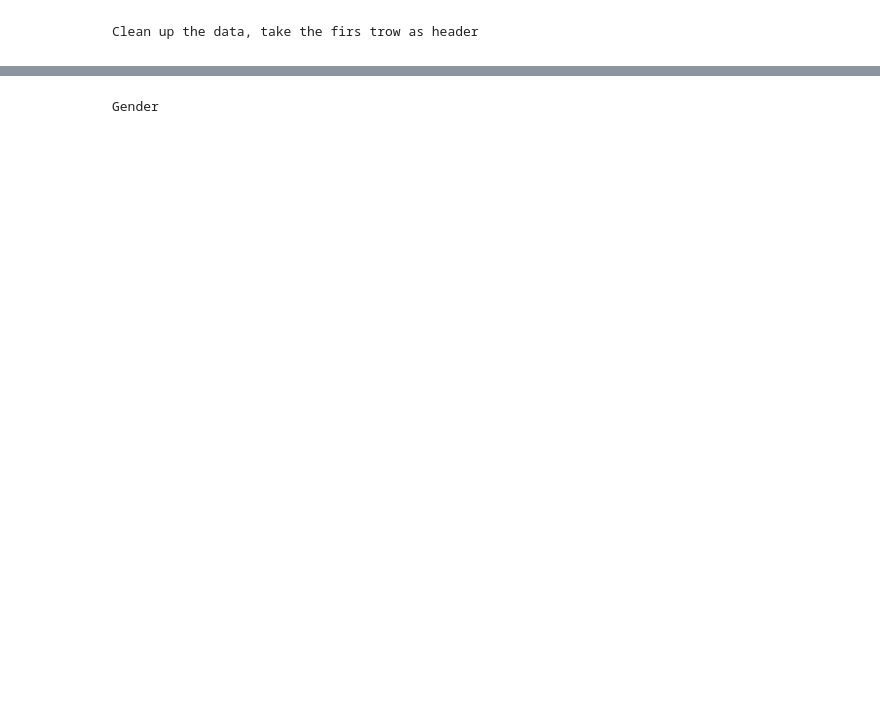
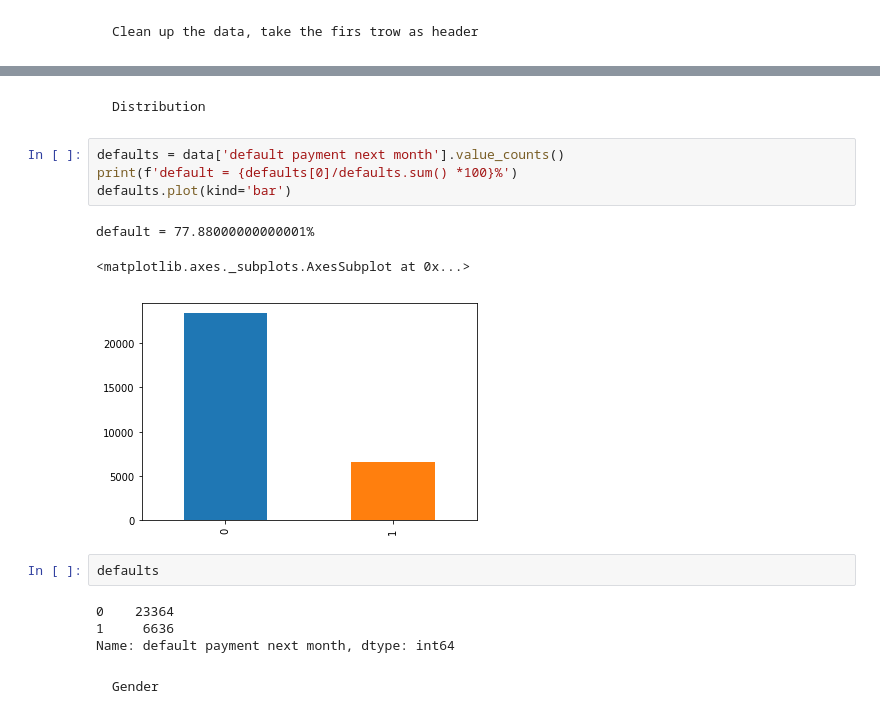
Before and after one commit to xhan7279/credit-default, a Jupyter notebook: credit-default.ipynb, the cells around one changed output, grey strips where cells are left out. Cells and saved outputs as stored; diff of their text form; blank space fills up the shorter version.

```diff
--- a/credit-default.ipynb
+++ b/credit-default.ipynb
@@ -46,3 +81,19 @@ data.head()
+# %% [markdown]
+    Distribution
+# %%
+defaults = data['default payment next month'].value_counts()
+print(f'default = {defaults[0]/defaults.sum() *100}%')
+defaults.plot(kind='bar')
+# %% [output]
+default = 77.88000000000001%
+<matplotlib.axes._subplots.AxesSubplot at 0x...>
+[figure, added]
+# %%
+defaults
+# %% [output]
+0    23364
+1     6636
+Name: default payment next month, dtype: int64
 # %% [markdown]
     Gender
 # %%
```
Also changed, not shown: parts of 29 cells of this notebook.
